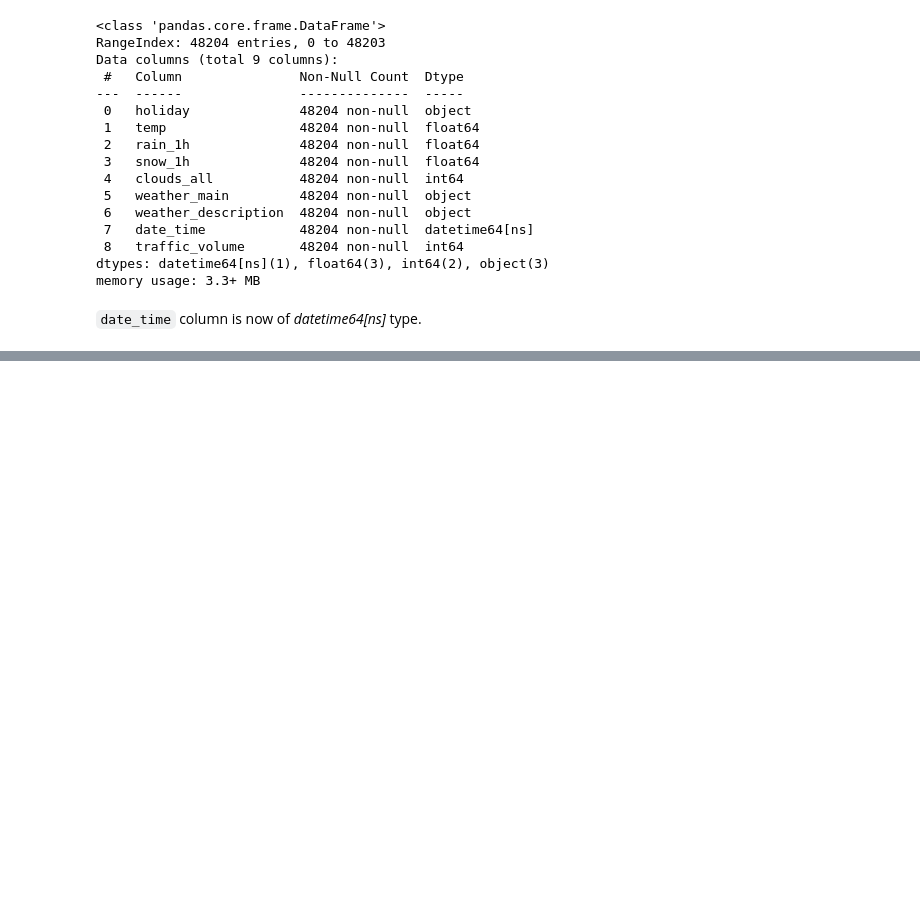
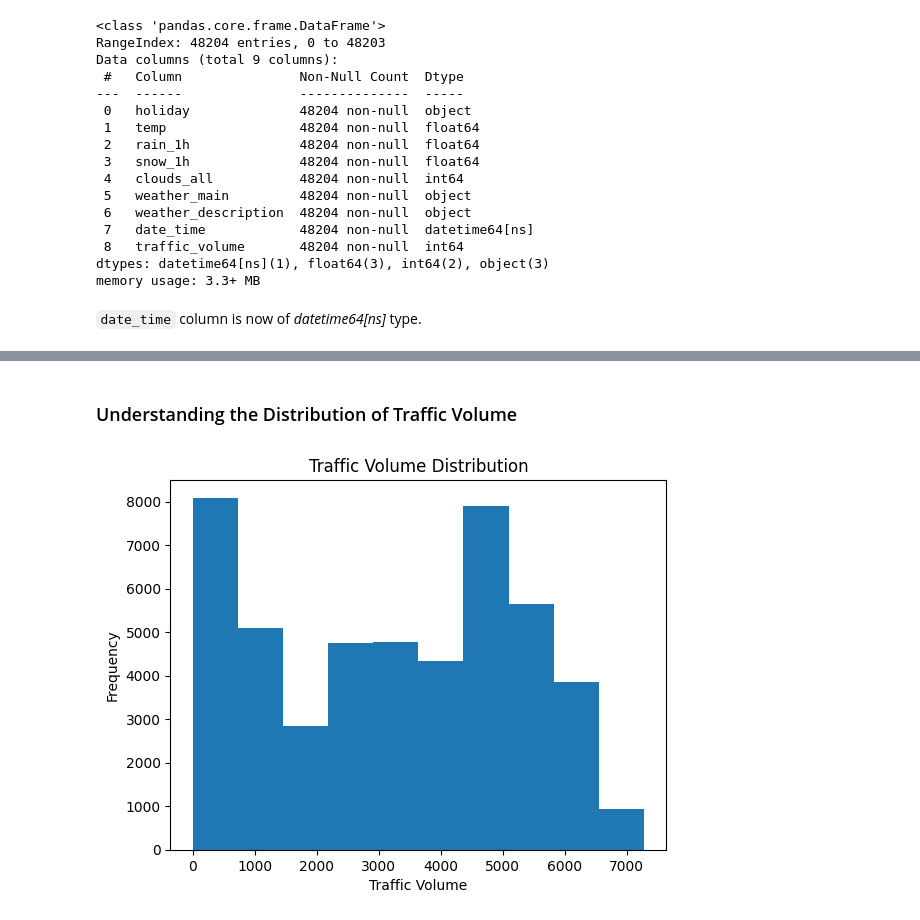
Before and after one commit to shree131/Heavy-Traffic-Indicators-Analysis, a Jupyter notebook: I94_heavy_traffic_indicators_analysis.ipynb, the cells around one changed output, grey strips where cells are left out. Saved outputs shown, nothing was run; the diff lists cells and outputs as text; code cells hidden in the pictures; blank space fills up the shorter version.

```diff
--- a/I94_heavy_traffic_indicators_analysis.ipynb
+++ b/I94_heavy_traffic_indicators_analysis.ipynb
@@ -150,0 +193,4 @@ memory usage: 3.3+ MB
+# %%
+# Replace rain column where rain volume in a hour is greater than 1000
+i94_traffic.loc[i94_traffic['rain_1h'] > 1000, 'rain_1h'] = 0.00
+i94_traffic['rain_1h'].value_counts(bins = 10).sort_index()
@@ -150,0 +221,15 @@ memory usage: 3.3+ MB
+# %% [markdown]
+### Understanding the Distribution of Traffic Volume
+# %%
+import matplotlib.pyplot as plt
+
+# Added inline magic to generate graphs in Jupyter Notebook
+%matplotlib inline
+
+traffic_vol = i94_traffic['traffic_volume']
+
+# Visualize the distribution of traffic volume
+traffic_vol.plot.hist(xlabel='Traffic Volume', title='Traffic Volume Distribution')
+plt.show()
+# %% [output]
+[figure, added]
```
Also changed, not shown: parts of 19 cells of this notebook.
